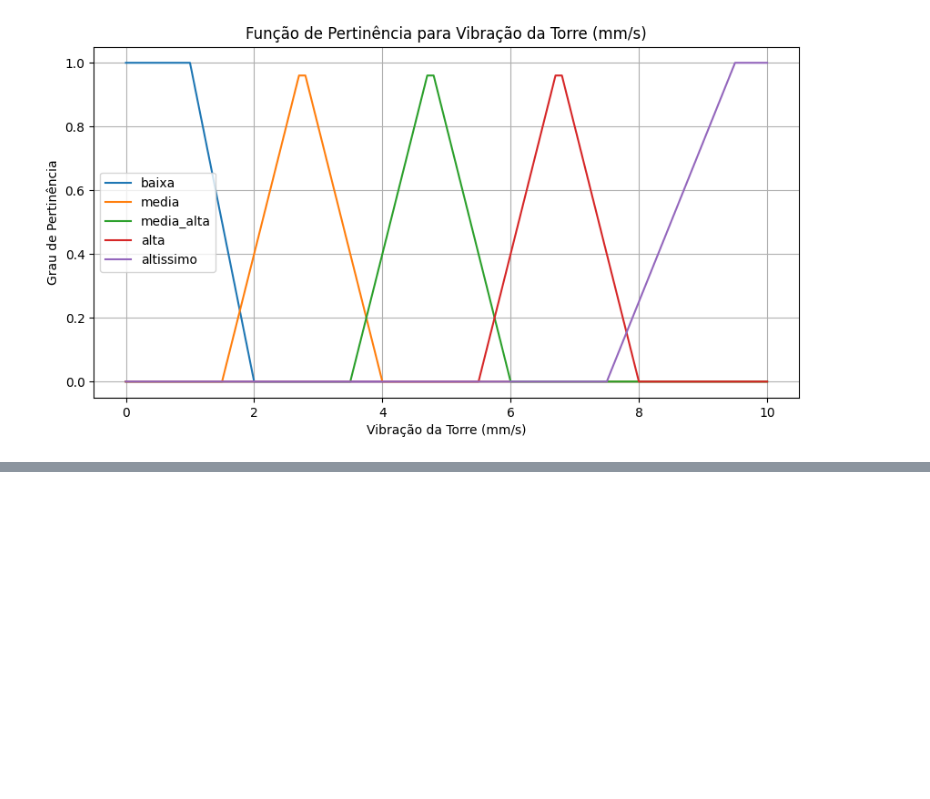
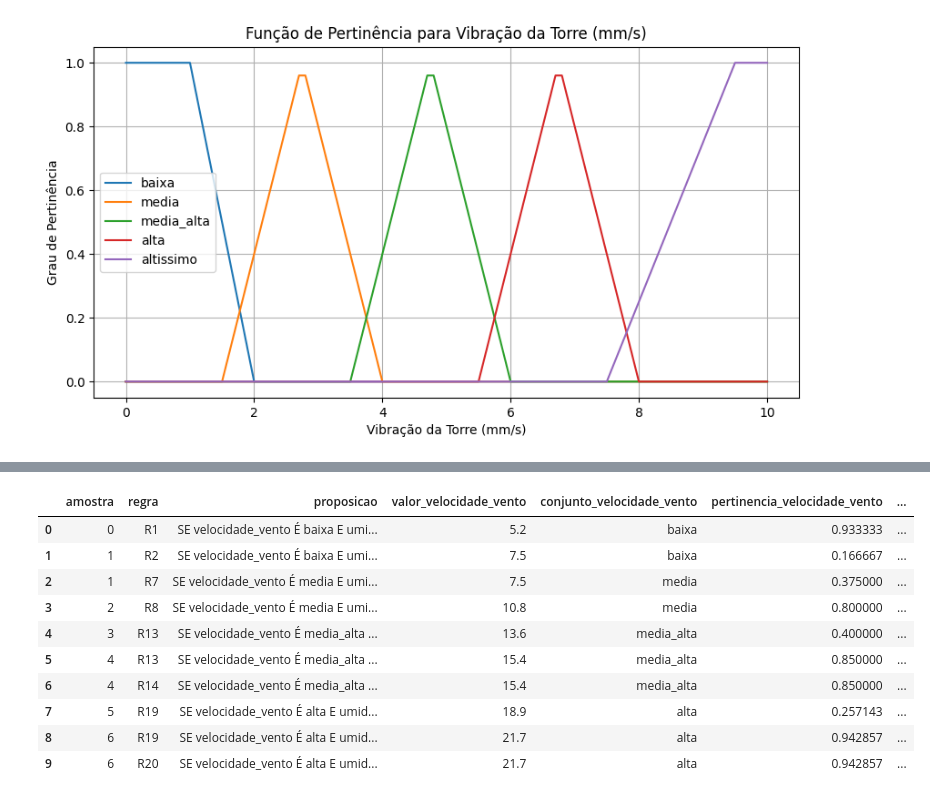
Before and after one commit to matheusssilva991/Mestrado, a Jupyter notebook: fuzzy/trabalho_1/src/main.ipynb, the cells around one changed output, grey strips where cells are left out. Cells and saved outputs as stored; diff of their text form; code cells hidden in the pictures; blank space fills up the shorter version.

Commit message:
feat: add tconormas para o trabalho 1

```diff
--- a/fuzzy/trabalho_1/src/main.ipynb
+++ b/fuzzy/trabalho_1/src/main.ipynb
@@ -9,7 +31,7 @@ from utils.pertinencias import pertinencia_trapezoidal, pertinencia_triangular
 # %% [markdown]
 ## Carregar dados e montar universos de discursos
 # %%
-coletas_df = pd.read_csv("../data/coletas.csv")
+coletas_df = pd.read_csv(DATA_DIR / "coletas.csv")
 coletas_df.head()
 # %% [output]
 |  | coleta | velocidade_vento | umidade_relativa | vibracao_torre |
@@ -79,0 +200,5 @@ plot_conjuntos_fuzzy(universos_discurso['vibracao_torre'], 'Vibração da Torre
+# %%
+tnorma_inferencia = TNORMAS_DISPONIVEIS.get(OPERADOR_FUZZY, tnorma_hamacher)
+tconorma_agregacao = TCONORMAS_DISPONIVEIS.get(OPERADOR_FUZZY, tconorma_max)
+
+OPERADOR_FUZZY
@@ -79,0 +209,72 @@ plot_conjuntos_fuzzy(universos_discurso['vibracao_torre'], 'Vibração da Torre
+# %%
+regras_ativadas_df = fuzzyficacao_ativa_df.merge(
+    regras_df,
+    left_on=[
+        'conjunto_velocidade_vento',
+        'conjunto_umidade_relativa',
+        'conjunto_vibracao_torre',
+    ],
+    right_on=[
+        'velocidade_vento',
+        'umidade_relativa',
+        'vibracao_torre',
+    ],
+    how='inner',
+)
+
+regras_ativadas_df['forca_ativacao'] = regras_ativadas_df.apply(
+    lambda linha: tnorma_inferencia(
+        tnorma_inferencia(
+            linha['pertinencia_velocidade_vento'],
+            linha['pertinencia_umidade_relativa'],
+        ),
+        linha['pertinencia_vibracao_torre'],
+    ),
+    axis=1,
+)
+
+regras_ativadas_df['proposicao'] = regras_ativadas_df.apply(
+    lambda linha: (
+        f"SE velocidade_vento É {linha['conjunto_velocidade_vento']} "
+        f"E umidade_relativa É {linha['conjunto_umidade_relativa']} "
+        f"E vibracao_torre É {linha['conjunto_vibracao_torre']} "
+        f"ENTÃO risco_fadiga É {linha['risco_fadiga']}"
+    ),
+    axis=1,
+)
+
+colunas_inferencia_regras = [
+    'amostra',
+    'regra',
+    'proposicao',
+    'valor_velocidade_vento',
+    'conjunto_velocidade_vento',
+    'pertinencia_velocidade_vento',
+    'valor_umidade_relativa',
+    'conjunto_umidade_relativa',
+    'pertinencia_umidade_relativa',
+    'valor_vibracao_torre',
+    'conjunto_vibracao_torre',
+    'pertinencia_vibracao_torre',
+    'forca_ativacao',
+    'risco_fadiga',
+    'sigla_risco_fadiga',
+]
+
+inferencia_regras_df = regras_ativadas_df[colunas_inferencia_regras].sort_values(
+    ['amostra', 'regra']
+).reset_index(drop=True)
+
+inferencia_regras_df.head(10)
+# %% [output]
+|  | amostra | regra | proposicao | valor_velocidade_vento | conjunto_velocidade_vento | pertinencia_velocidade_vento | ... |
+| 0 | 0 | R1 | SE velocidade_vento É baixa E umi... | 5.2 | baixa | 0.933333 | ... |
+| 1 | 1 | R2 | SE velocidade_vento É baixa E umi... | 7.5 | baixa | 0.166667 | ... |
+| 2 | 1 | R7 | SE velocidade_vento É media E umi... | 7.5 | media | 0.375000 | ... |
+| 3 | 2 | R8 | SE velocidade_vento É media E umi... | 10.8 | media | 0.800000 | ... |
+| 4 | 3 | R13 | SE velocidade_vento É media_alta ... | 13.6 | media_alta | 0.400000 | ... |
+| 5 | 4 | R13 | SE velocidade_vento É media_alta ... | 15.4 | media_alta | 0.850000 | ... |
+| 6 | 4 | R14 | SE velocidade_vento É media_alta ... | 15.4 | media_alta | 0.850000 | ... |
+| 7 | 5 | R19 | SE velocidade_vento É alta E umid... | 18.9 | alta | 0.257143 | ... |
+| 8 | 6 | R19 | SE velocidade_vento É alta E umid... | 21.7 | alta | 0.942857 | ... |
+| 9 | 6 | R20 | SE velocidade_vento É alta E umid... | 21.7 | alta | 0.942857 | ... |
```
Also changed, not shown: parts of 23 cells of this notebook, 25 other files.
